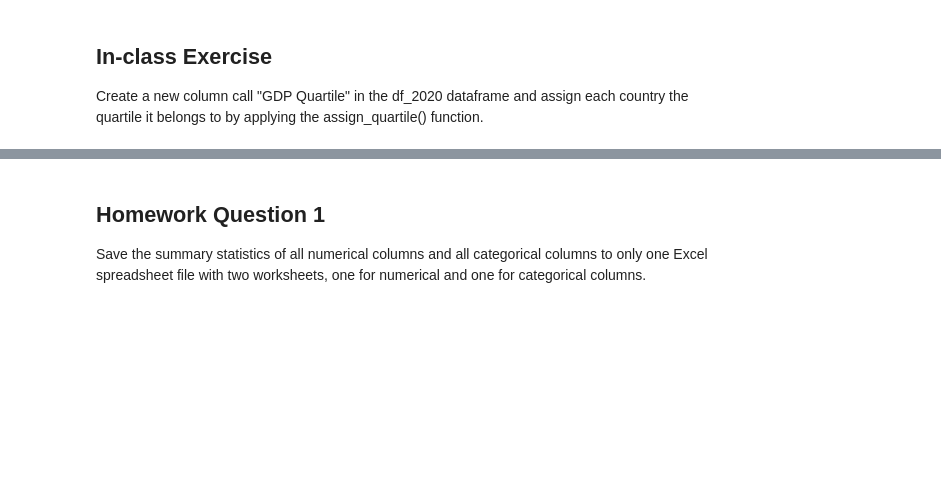
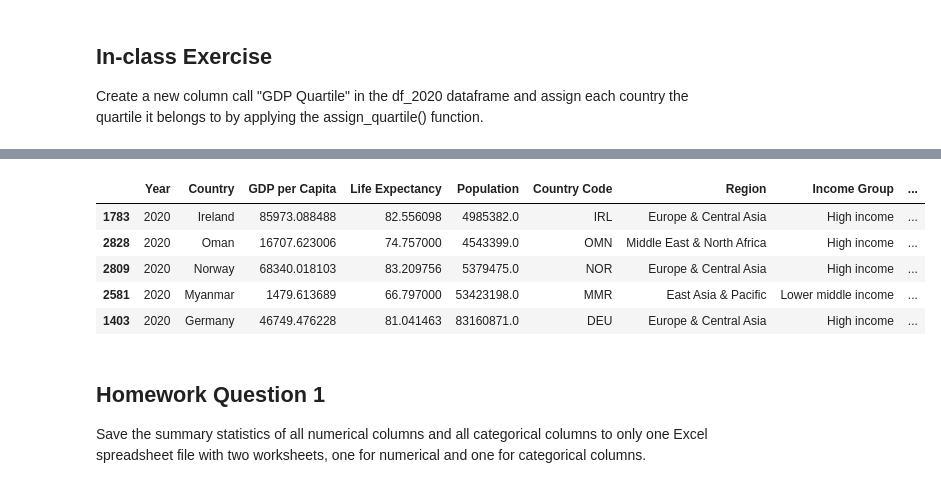
Before and after one commit to wcj365/python-stats-dataviz, a Jupyter notebook: fall2024/oct_16_session.ipynb, the cells around one changed output, grey strips where cells are left out. Saved outputs shown, nothing was run; the diff lists cells and outputs as text; code cells hidden in the pictures; blank space fills up the shorter version.

```diff
--- a/fall2024/oct_16_session.ipynb
+++ b/fall2024/oct_16_session.ipynb
@@ -160,3 +283,13 @@ Create a new column call "GDP Quartile" in the df_2020 dataframe and assign each
+# %%
+df_2020["Population2 (Million)"] = df_2020["Population"].apply(lambda pop : pop / 1000000)
+df_2020.sample(5)
+# %% [output]
+|  | Year | Country | GDP per Capita | Life Expectancy | Population | Country Code | Region | Income Group | ... |
+| 1783 | 2020 | Ireland | 85973.088488 | 82.556098 | 4985382.0 | IRL | Europe & Central Asia | High income | ... |
+| 2828 | 2020 | Oman | 16707.623006 | 74.757000 | 4543399.0 | OMN | Middle East & North Africa | High income | ... |
+| 2809 | 2020 | Norway | 68340.018103 | 83.209756 | 5379475.0 | NOR | Europe & Central Asia | High income | ... |
+| 2581 | 2020 | Myanmar | 1479.613689 | 66.797000 | 53423198.0 | MMR | East Asia & Pacific | Lower middle income | ... |
+| 1403 | 2020 | Germany | 46749.476228 | 81.041463 | 83160871.0 | DEU | Europe & Central Asia | High income | ... |
 # %% [markdown]
 ## Homework Question 1
 
```
Also changed, not shown: parts of 15 cells of this notebook.
